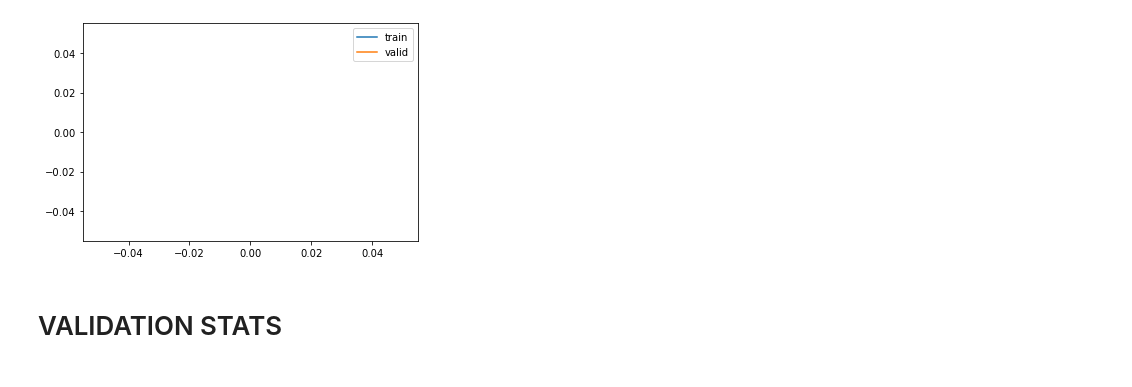
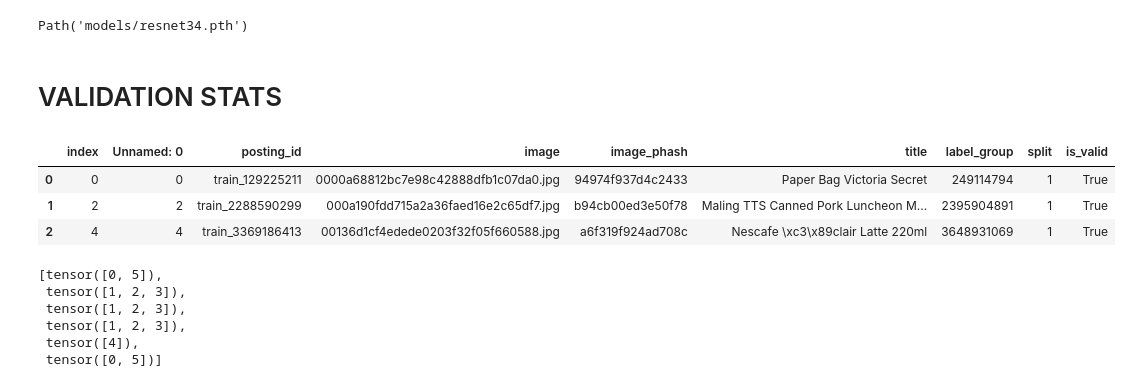
Before and after one commit to slawekslex/shopee, a Jupyter notebook: ImageOnly.ipynb, the cells around one changed output. Cells and saved outputs as stored; diff of their text form; code cells hidden in the pictures.

```diff
--- a/ImageOnly.ipynb
+++ b/ImageOnly.ipynb
@@ -118,6 +100,27 @@ learn.fine_tune(50,1e-3)
-# %%
-learn.recorder.plot_loss()
-# %% [output]
-[figure, removed]
+# %%
+learn.save('resnet34')
+# %% [output]
+Path('models/resnet34.pth')
 # %% [markdown]
 # VALIDATION STATS
+# %%
+valid_df = dls.valid_ds.items
+valid_df.reset_index()[:3]
+# %% [output]
+|  | index | Unnamed: 0 | posting_id | image | image_phash | title | label_group | split | is_valid |
+| 0 | 0 | 0 | train_129225211 | 0000a68812bc7e98c42888dfb1c07da0.jpg | 94974f937d4c2433 | Paper Bag Victoria Secret | 249114794 | 1 | True |
+| 1 | 2 | 2 | train_2288590299 | 000a190fdd715a2a36faed16e2c65df7.jpg | b94cb00ed3e50f78 | Maling TTS Canned Pork Luncheon M... | 2395904891 | 1 | True |
+| 2 | 4 | 4 | train_3369186413 | 00136d1cf4edede0203f32f05f660588.jpg | a6f319f924ad708c | Nescafe \xc3\x89clair Latte 220ml | 3648931069 | 1 | True |
+# %%
+def groups(preds):
+    matches = preds[:,None]==preds[None,:]
+    groups = [torch.where(matches[i])[0] for i in range(len(matches))]
+    return groups
+groups(torch.tensor([1,2,2,2,3,1]))
+# %% [output]
+[tensor([0, 5]),
+ tensor([1, 2, 3]),
+ tensor([1, 2, 3]),
+ tensor([1, 2, 3]),
+ tensor([4]),
+ tensor([0, 5])]
```
Also changed, not shown: parts of 45 cells of this notebook, 3 other files.
